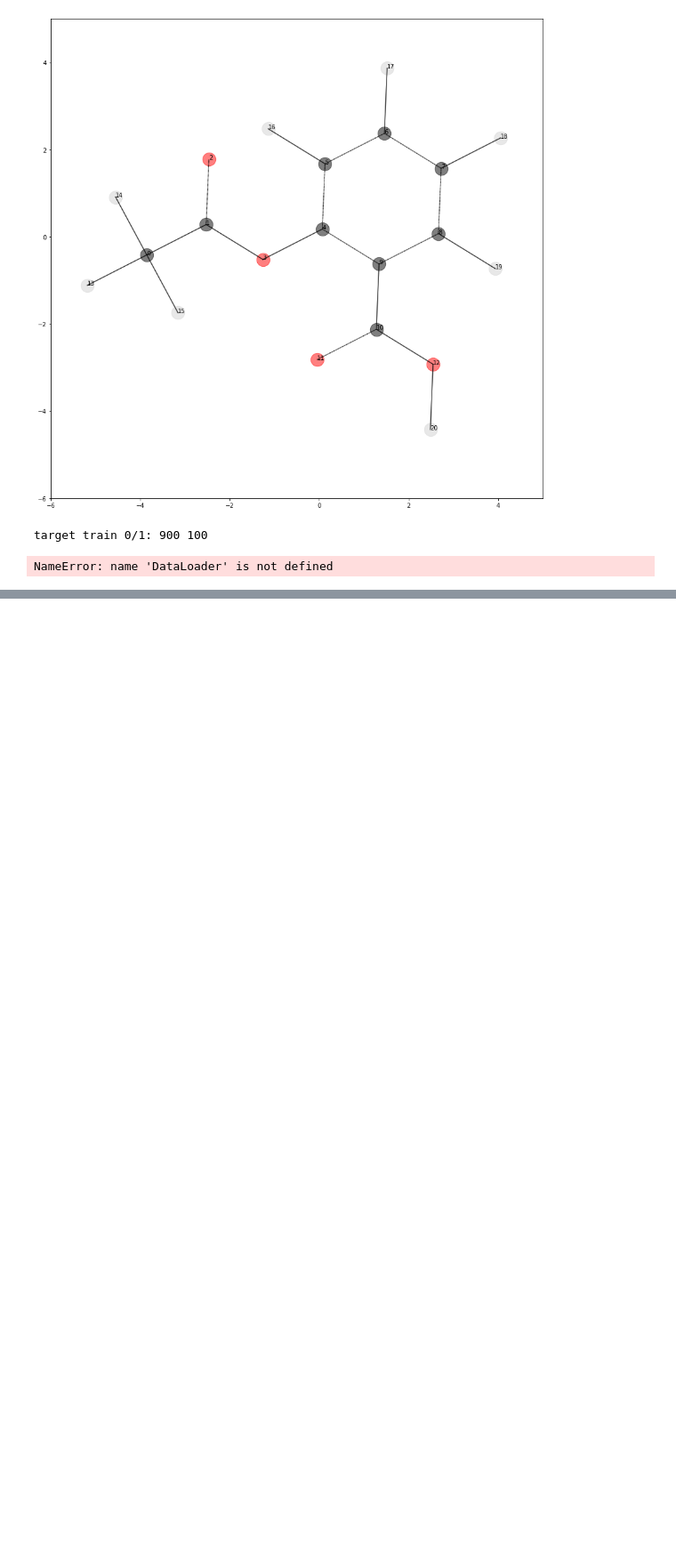
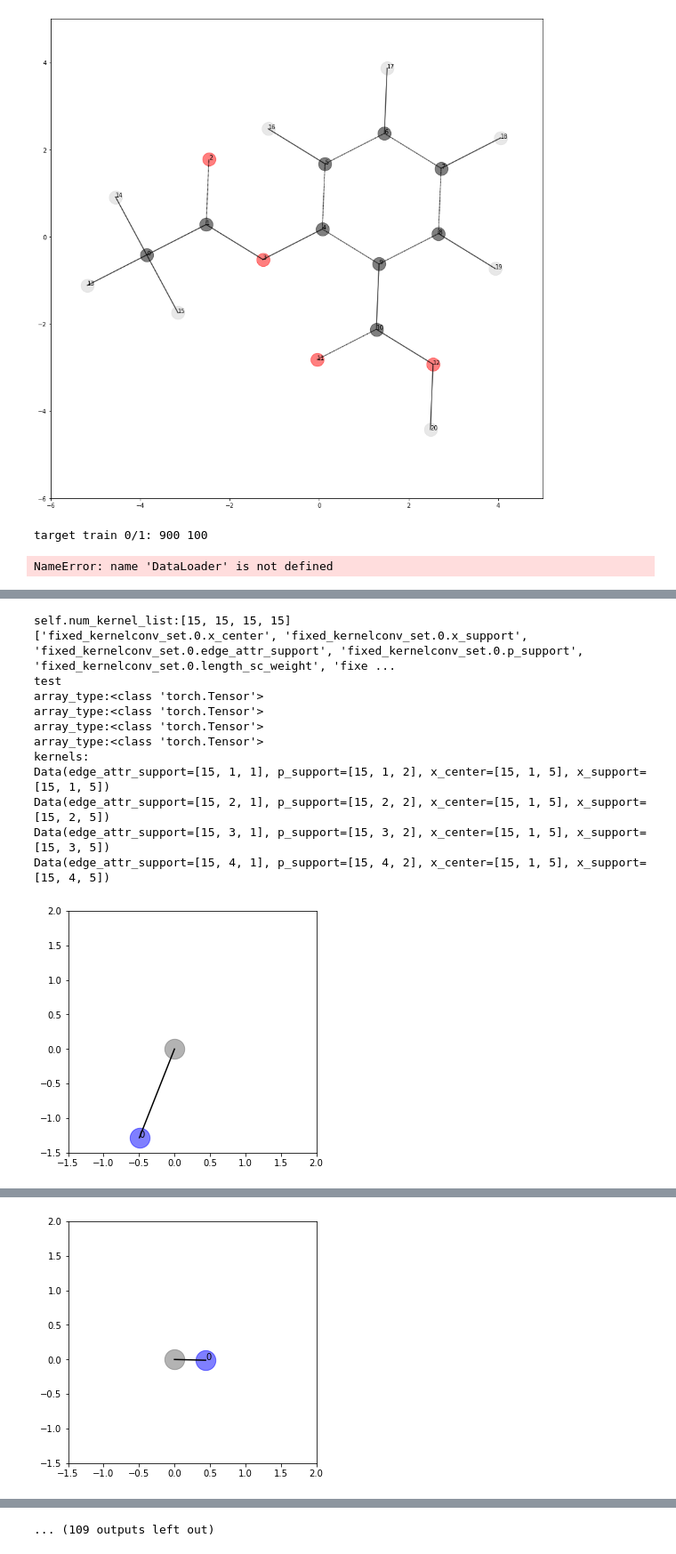
Before and after one commit to LanceKnight/pretrain-gnns, a Jupyter notebook: chem/tools/visualizer.ipynb, the cells around one changed output, grey strips where cells are left out. Shown at 89% size. Saved outputs shown, nothing was run; the diff lists cells and outputs as text; code cells hidden in the pictures; blank space fills up the shorter version.

```diff
--- a/chem/tools/visualizer.ipynb
+++ b/chem/tools/visualizer.ipynb
@@ -2309,0 +2200,64 @@ tensor([[1.6174]])
+# %%
+# special visualize saved model kernels- this is for visualizing fixed_kernelconv_set
+# model = PredefinedNHopKernelSetConv(D=2, node_attr_dim=5, edge_attr_dim=1, L1=15, L2=15, L3=15, L4=15)
+model = KernelSetConv(D=2, node_attr_dim = 5, edge_attr_dim = 1, L1=15, L2=15, L3=15, L4=15)
+model.load_state_dict(torch.load('../saved_kernellayers/random_kernels/0th_layer.pth'))
+
+#1K_no_fixed_kernels/0th_layer.pth
+#3Ksamples.pth
+#1Ksamples.pth
+print(list(model.state_dict()))
+
+def get_kernel_from_kernelsetconv(model, predefined):
+    print('test')
+    params = model.state_dict()
+#     for param in params:
+#         print(param)
+
+#     num_kernel_sets = int(len(params)/4)
+#     print(f'num_kernel_sets:{num_kernel_sets}')
+
+    kernel_list = []
+    for i in range(4):
+#         prefix = 'fixed'# these will be overwrite by the trainables and will NOT show
+#         x_center_array = params[f'{prefix}_kernelconv_set.{i}.x_center']
+#         x_support_array = params[f'{prefix}_kernelconv_set.{i}.x_support']
+#         edge_attr_support_array = params[f'{prefix}_kernelconv_set.{i}.edge_attr_support']
+#         p_support_array = params[f'{prefix}_kernelconv_set.{i}.p_support']
+        if (predefined == True):
+            prefix = 'trainable'
+            x_center_array = params[f'{prefix}_kernelconv_set.{i}.x_center']
+            print(f'array_type:{type(x_center_array)}')
+            x_support_array = params[f'{prefix}_kernelconv_set.{i}.x_support']
+            edge_attr_support_array = params[f'{prefix}_kernelconv_set.{i}.edge_attr_support']
+            p_support_array = params[f'{prefix}_kernelconv_set.{i}.p_support']
+            output_kernel = Data(p_support = torch.tensor(p_support_array), x_support = torch.tensor(x_support_array), x_center = torch.tensor(x_center_array), edge_attr_support = torch.tensor(edge_attr_support_array))
+            kernel_list.append(output_kernel)
+        else:
+            prefix = 'fixed'
+            x_center_array = params[f'{prefix}_kernelconv_set.{i}.x_center']
+            print(f'array_type:{type(x_center_array)}')
+            x_support_array = params[f'{prefix}_kernelconv_set.{i}.x_support']
+            edge_attr_support_array = params[f'{prefix}_kernelconv_set.{i}.edge_attr_support']
+            p_support_array = params[f'{prefix}_kernelconv_set.{i}.p_support']
+            output_kernel = Data(p_support = torch.tensor(p_support_array), x_support = torch.tensor(x_support_array), x_center = torch.tensor(x_center_array), edge_attr_support = torch.tensor(edge_attr_support_array))
+            kernel_list.append(output_kernel)
+    return kernel_list
+
+
+
+vis_kernel_in_kernelsetconv(model, predefined=False)
+# %% [output]
+self.num_kernel_list:[15, 15, 15, 15]
+['fixed_kernelconv_set.0.x_center', 'fixed_kernelconv_set.0.x_support', 'fixed_kernelconv_set.0.edge_attr_support', 'fixed_kernelconv_set.0.p_support', 'fixed_kernelconv_set.0.length_sc_weight', 'fixe ...
+test
+array_type:<class 'torch.Tensor'>
+array_type:<class 'torch.Tensor'>
+array_type:<class 'torch.Tensor'>
+array_type:<class 'torch.Tensor'>
+kernels:
+Data(edge_attr_support=[15, 1, 1], p_support=[15, 1, 2], x_center=[15, 1, 5], x_support=[15, 1, 5])
+Data(edge_attr_support=[15, 2, 1], p_support=[15, 2, 2], x_center=[15, 1, 5], x_support=[15, 2, 5])
+Data(edge_attr_support=[15, 3, 1], p_support=[15, 3, 2], x_center=[15, 1, 5], x_support=[15, 3, 5])
+Data(edge_attr_support=[15, 4, 1], p_support=[15, 4, 2], x_center=[15, 1, 5], x_support=[15, 4, 5])
+[figure, added]
@@ -2309,0 +2283 @@ tensor([[1.6174]])
+[figure, added]
@@ -2309,0 +2364 @@ tensor([[1.6174]])
+... (109 outputs left out)
```
Also changed, not shown: parts of 5 cells of this notebook, 26 other files.
